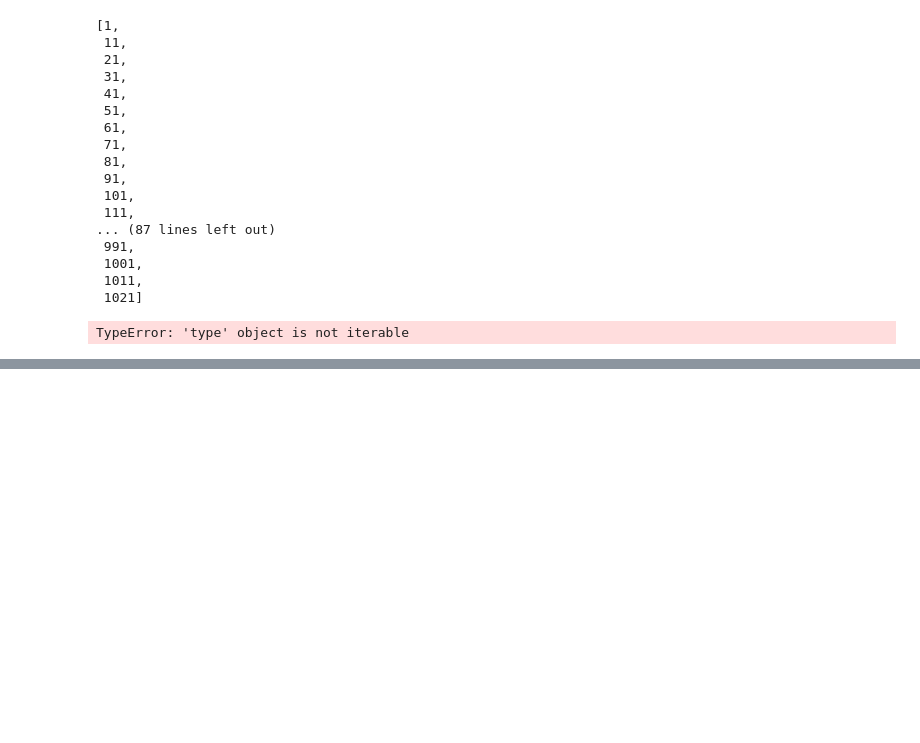
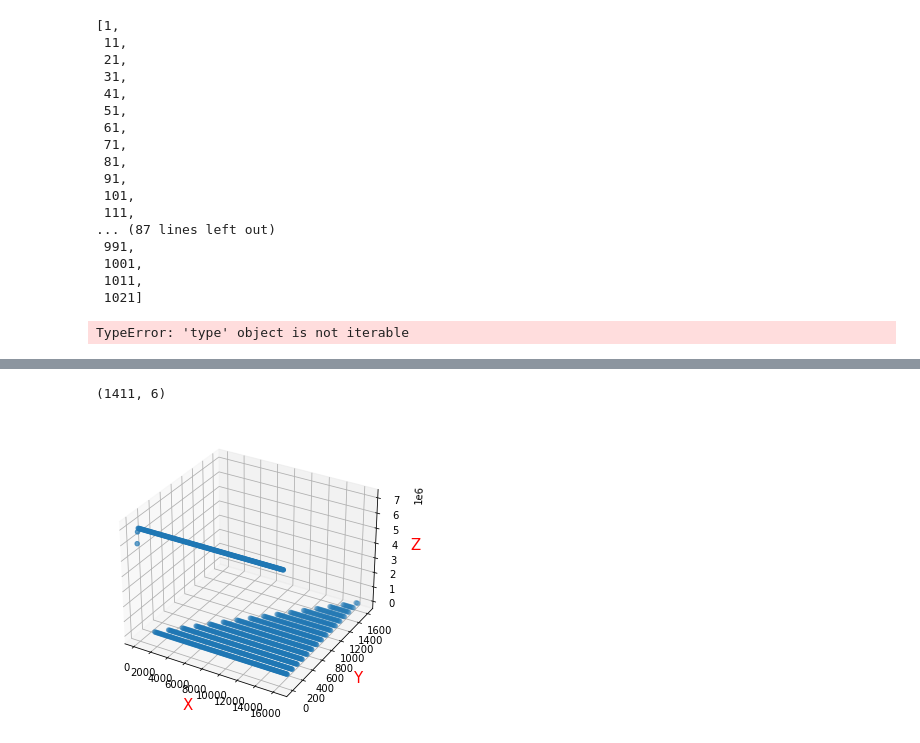
Before and after one commit to Xiang-Pan/HOBO, a Jupyter notebook: test.ipynb, the cells around one changed output, grey strips where cells are left out. Cells and saved outputs as stored; diff of their text form; code cells hidden in the pictures; blank space fills up the shorter version.

Commit message:
gird search results

```diff
--- a/test.ipynb
+++ b/test.ipynb
@@ -542,0 +549,2 @@ TypeError: 'type' object is not iterable
+# %%
+df = pd.read_csv("./grid_search_results/IVF_FLAT.csv")
@@ -542,0 +567,32 @@ TypeError: 'type' object is not iterable
+# %%
+data = df.to_numpy()
+# %%
+data.shape
+# %% [output]
+(1411, 6)
+# %%
+
+import numpy as np
+import matplotlib.pyplot as plt
+from mpl_toolkits.mplot3d import Axes3D
+
+
+# 数据
+x = data[:, 1]
+y = data[:, 2]
+z = data[:, -1]
+
+
+# 绘制散点图
+fig = plt.figure()
+ax = Axes3D(fig)
+ax.scatter(x, y, z)
+
+
+# 添加坐标轴(顺序是Z, Y, X)
+ax.set_zlabel('Z', fontdict={'size': 15, 'color': 'red'})
+ax.set_ylabel('Y', fontdict={'size': 15, 'color': 'red'})
+ax.set_xlabel('X', fontdict={'size': 15, 'color': 'red'})
+plt.show()
+# %% [output]
+[figure, added]
```
Also changed, not shown: parts of 5 cells of this notebook, 6 other files.
